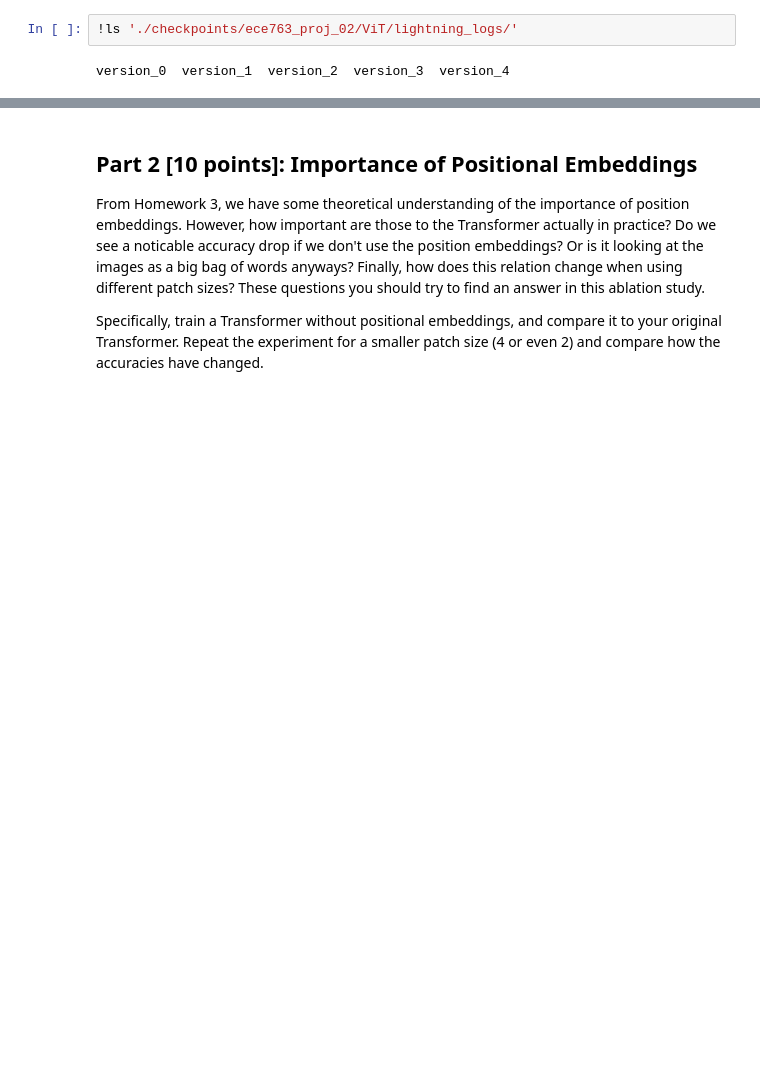
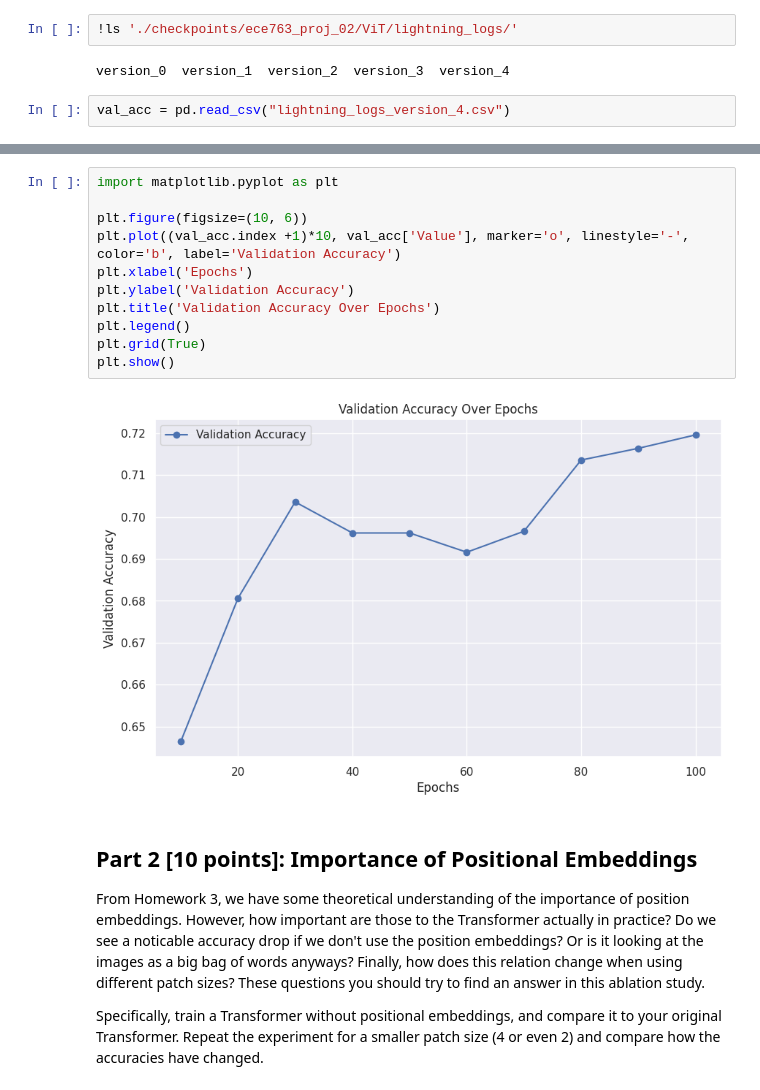
Before and after one commit to sushanthreddyC/Vision-Transformers, a Jupyter notebook: Project_02_ViTs.ipynb, the cells around one changed output, grey strips where cells are left out. Cells and saved outputs as stored; diff of their text form; blank space fills up the shorter version.

Commit message:
plotted validation accuracy over epochs

```diff
--- a/Project_02_ViTs.ipynb
+++ b/Project_02_ViTs.ipynb
@@ -640,3 +643,5 @@ stated earlier VisionTransformers are applied to large-scale image classificatio
 !ls './checkpoints/ece763_proj_02/ViT/lightning_logs/'
 # %% [output]
 version_0  version_1  version_2  version_3  version_4
+# %%
+val_acc = pd.read_csv("lightning_logs_version_4.csv")
@@ -643,3 +662,16 @@ version_0  version_1  version_2  version_3  version_4
+# %%
+import matplotlib.pyplot as plt
+
+plt.figure(figsize=(10, 6))
+plt.plot((val_acc.index +1)*10, val_acc['Value'], marker='o', linestyle='-', color='b', label='Validation Accuracy')
+plt.xlabel('Epochs')
+plt.ylabel('Validation Accuracy')
+plt.title('Validation Accuracy Over Epochs')
+plt.legend()
+plt.grid(True)
+plt.show()
+# %% [output]
+[figure, added]
 # %% [markdown]
 ## Part 2 [10 points]: Importance of Positional Embeddings
 
```
Also changed, not shown: parts of 10 cells of this notebook.
